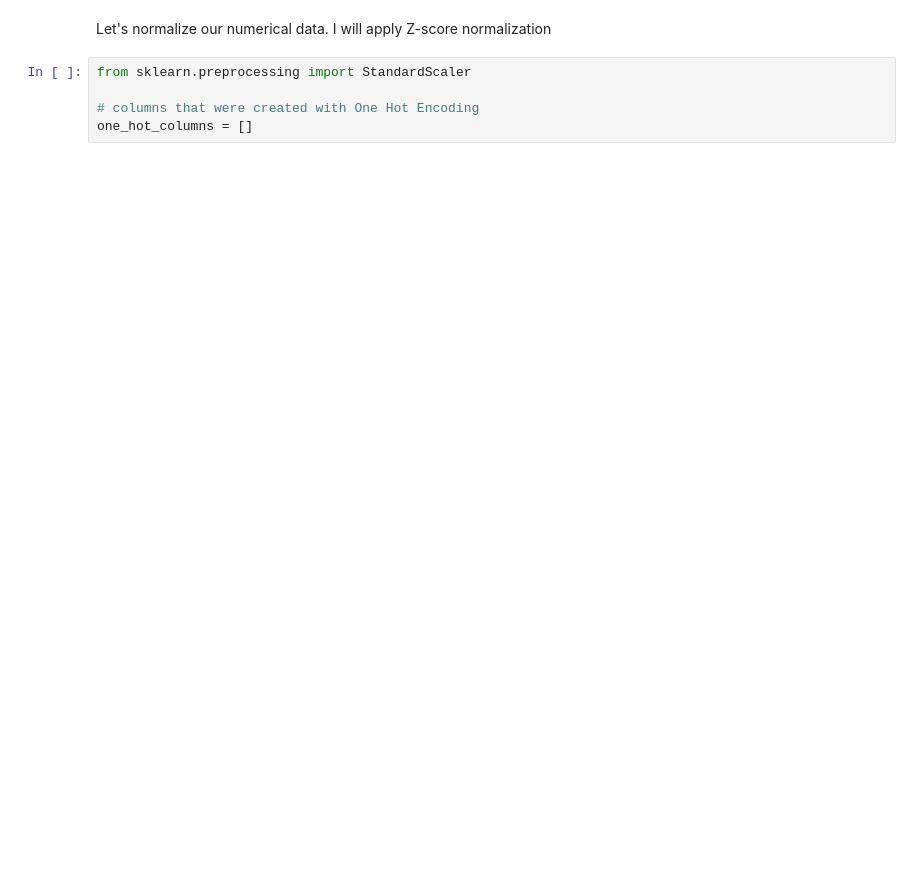
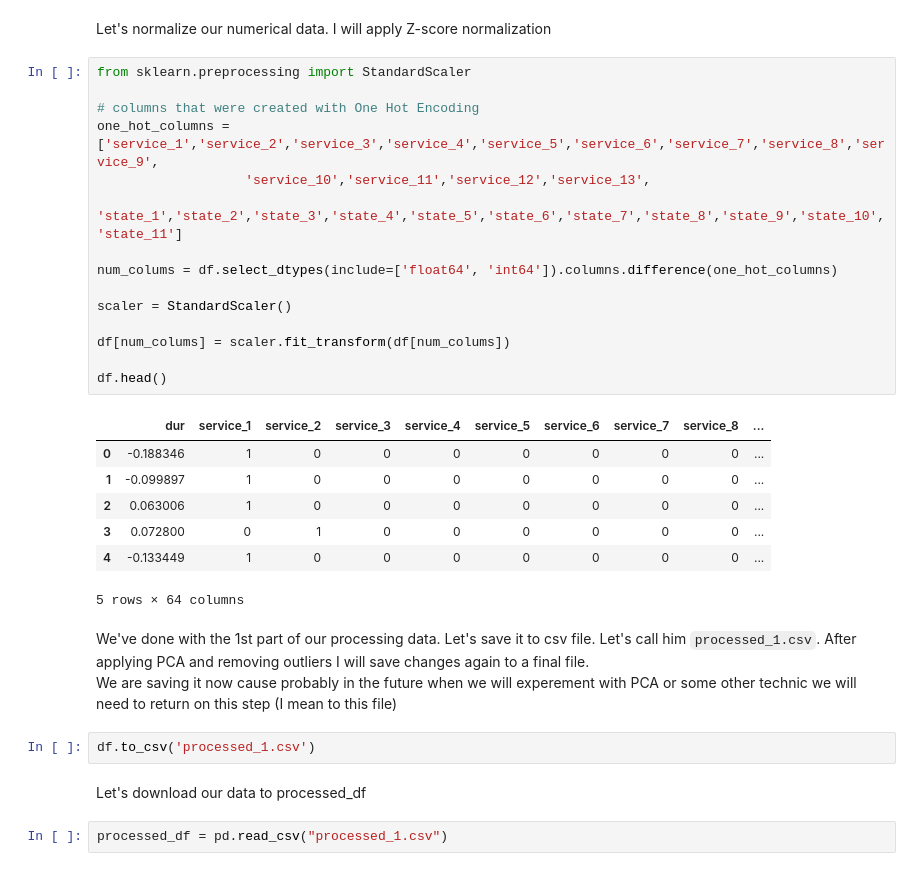
Before and after one commit to Matvey2022/Unsupervised_Learning_1, a Jupyter notebook: Lab-12.ipynb, the cells around one changed output. Saved outputs shown, nothing was run; the diff lists cells and outputs as text; blank space fills up the shorter version.

Commit message:
Final Commit. Done with clusters. Total number = 9. Great job!)

```diff
--- a/Lab-12.ipynb
+++ b/Lab-12.ipynb
@@ -394,7 +430,33 @@ Congrats!!! We've successfully figured out with categorical features
 # %% [markdown]
 Let's normalize our numerical data. I will apply Z-score normalization
-# %%
-from sklearn.preprocessing import StandardScaler
-
-# columns that were created with One Hot Encoding
-one_hot_columns = []
+# %%
+from sklearn.preprocessing import StandardScaler
+
+# columns that were created with One Hot Encoding
+one_hot_columns = ['service_1','service_2','service_3','service_4','service_5','service_6','service_7','service_8','service_9',
+                   'service_10','service_11','service_12','service_13',
+                   'state_1','state_2','state_3','state_4','state_5','state_6','state_7','state_8','state_9','state_10','state_11']
+
+num_colums = df.select_dtypes(include=['float64', 'int64']).columns.difference(one_hot_columns)
+
+scaler = StandardScaler()
+
+df[num_colums] = scaler.fit_transform(df[num_colums])
+
+df.head()
+# %% [output]
+|  | dur | service_1 | service_2 | service_3 | service_4 | service_5 | service_6 | service_7 | service_8 | ... |
+| 0 | -0.188346 | 1 | 0 | 0 | 0 | 0 | 0 | 0 | 0 | ... |
+| 1 | -0.099897 | 1 | 0 | 0 | 0 | 0 | 0 | 0 | 0 | ... |
+| 2 | 0.063006 | 1 | 0 | 0 | 0 | 0 | 0 | 0 | 0 | ... |
+| 3 | 0.072800 | 0 | 1 | 0 | 0 | 0 | 0 | 0 | 0 | ... |
+| 4 | -0.133449 | 1 | 0 | 0 | 0 | 0 | 0 | 0 | 0 | ... |
+5 rows × 64 columns
+# %% [markdown]
+We've done with the 1st part of our processing data. Let's save it to csv file. Let's call him `processed_1.csv`. After applying PCA and removing outliers I will save changes again to a final file. <br> We are saving it now cause probably in the future when we will experement with PCA or some other technic we will need to return on this step (I mean to this file)
+# %%
+df.to_csv('processed_1.csv')
+# %% [markdown]
+Let's download our data to processed_df
+# %%
+processed_df = pd.read_csv("processed_1.csv")
```
Also changed, not shown: parts of 19 cells of this notebook, 2 other files.
